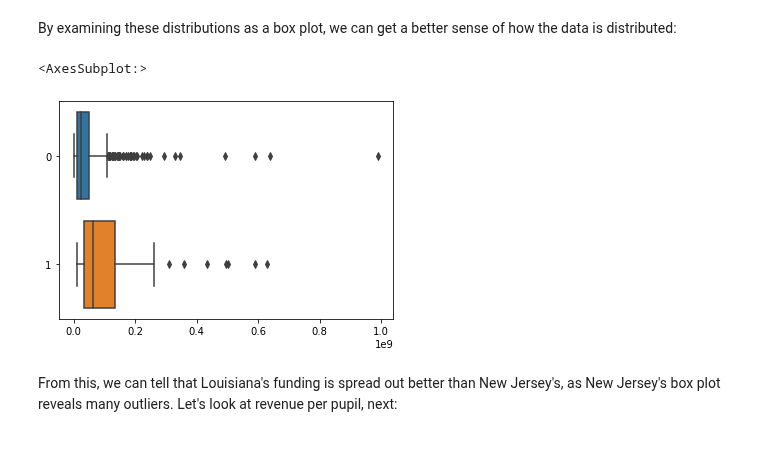
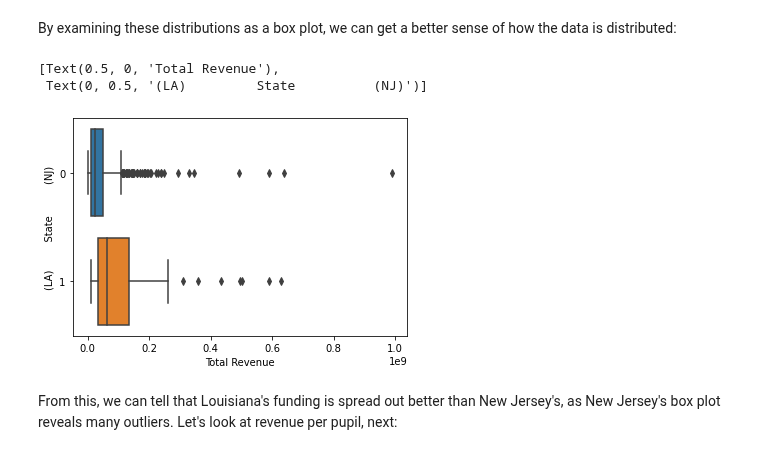
Before and after one commit to NickOuellet/NickOuellet.github.io, a Jupyter notebook: Final_Tutorial.ipynb, the cells around one changed output. Saved outputs shown, nothing was run; the diff lists cells and outputs as text; code cells hidden in the pictures.

Commit message:
removed NJ map and hotfixed boxplot labels

```diff
--- a/Final_Tutorial.ipynb
+++ b/Final_Tutorial.ipynb
@@ -393,10 +393,11 @@ la_df["Total Revenue"].plot.hist(ax=axes[1], sharey=True)
 # %% [markdown]
 By examining these distributions as a box plot, we can get a better sense of how the data is distributed:
 # %%
-sns.boxplot(data=[nj_rev_cube["Revenue"].rename("NJ"), la_df["Total Revenue"].rename("LA")], orient="h")
+sns.boxplot(data=[nj_rev_cube["Revenue"], la_df["Total Revenue"].rename("LA")], orient="h").set(xlabel='Total Revenue', ylabel="(LA)         State          (NJ)")
 # %% [output]
-<AxesSubplot:>
+[Text(0.5, 0, 'Total Revenue'),
+ Text(0, 0.5, '(LA)         State          (NJ)')]
-[figure, old version]
+[figure, new version]
 # %% [markdown]
 From this, we can tell that Louisiana's funding is spread out better than New Jersey's, as New Jersey's box plot reveals many outliers. Let's look at revenue per pupil, next:
 # %%
```
Also changed, not shown: parts of 11 cells of this notebook, 7 other files.
